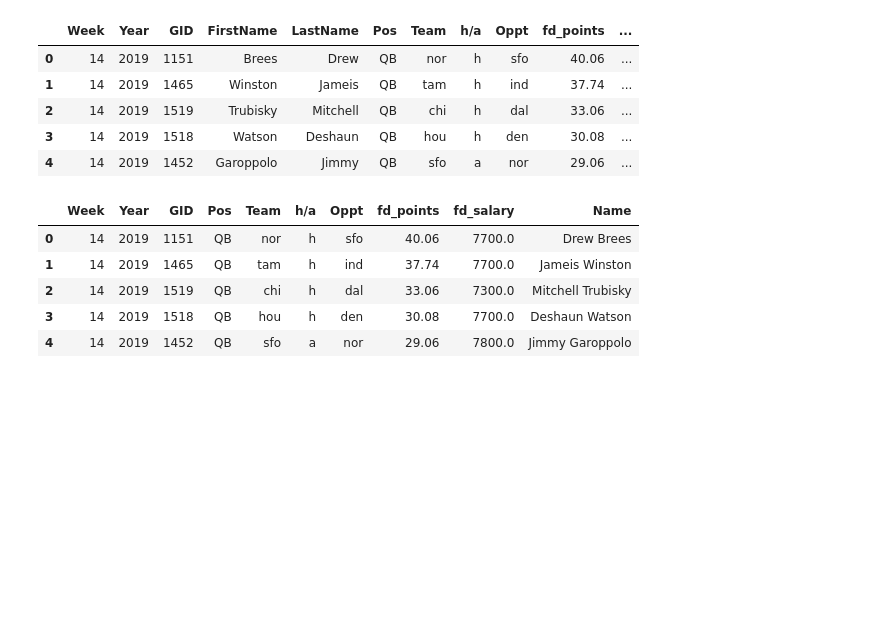
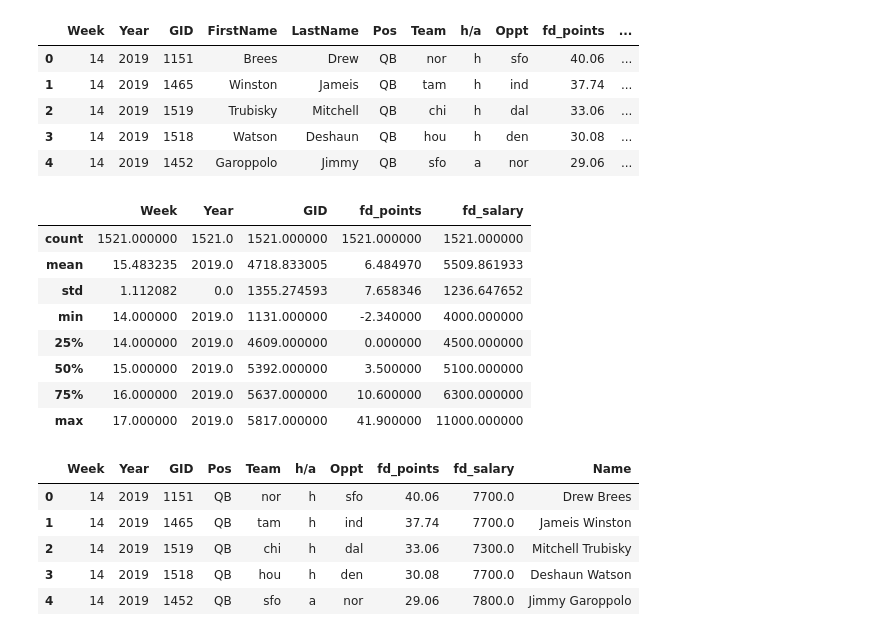
Before and after one commit to isabel-fernandes/fantasy-nfl-lineup-optimizer, a Jupyter notebook: dashboard/fd_salaries_2019.ipynb, the cells around one changed output. Drawn from its saved outputs; the diff is of its cells as text; code cells hidden in the pictures; blank space fills up the shorter version.

```diff
--- a/dashboard/fd_salaries_2019.ipynb
+++ b/dashboard/fd_salaries_2019.ipynb
@@ -31,6 +31,18 @@ df.head()
 | 2 | 14 | 2019 | 1519 | Trubisky | Mitchell | QB | chi | h | dal | 33.06 | ... |
 | 3 | 14 | 2019 | 1518 | Watson | Deshaun | QB | hou | h | den | 30.08 | ... |
 | 4 | 14 | 2019 | 1452 | Garoppolo | Jimmy | QB | sfo | a | nor | 29.06 | ... |
+# %%
+df.describe()
+# %% [output]
+|  | Week | Year | GID | fd_points | fd_salary |
+| count | 1521.000000 | 1521.0 | 1521.000000 | 1521.000000 | 1521.000000 |
+| mean | 15.483235 | 2019.0 | 4718.833005 | 6.484970 | 5509.861933 |
+| std | 1.112082 | 0.0 | 1355.274593 | 7.658346 | 1236.647652 |
+| min | 14.000000 | 2019.0 | 1131.000000 | -2.340000 | 4000.000000 |
+| 25% | 14.000000 | 2019.0 | 4609.000000 | 0.000000 | 4500.000000 |
+| 50% | 15.000000 | 2019.0 | 5392.000000 | 3.500000 | 5100.000000 |
+| 75% | 16.000000 | 2019.0 | 5637.000000 | 10.600000 | 6300.000000 |
+| max | 17.000000 | 2019.0 | 5817.000000 | 41.900000 | 11000.000000 |
 # %%
 # Removing lines with salary = 0
 remove_sal = df['fd_salary'] != 0
```
Also changed, not shown: parts of 3 cells of this notebook.
